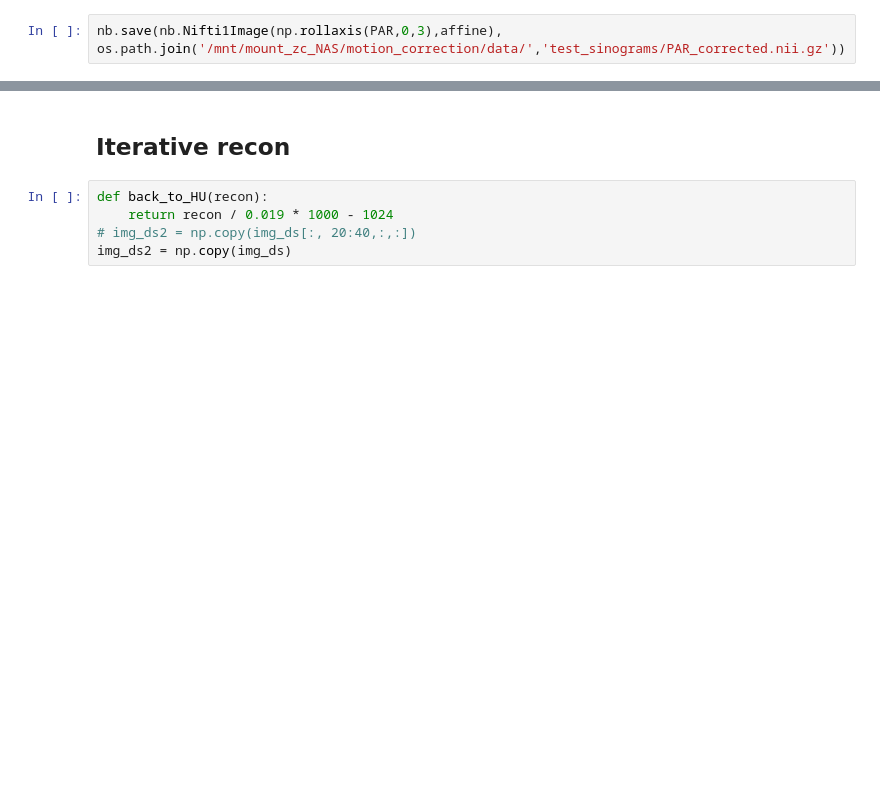
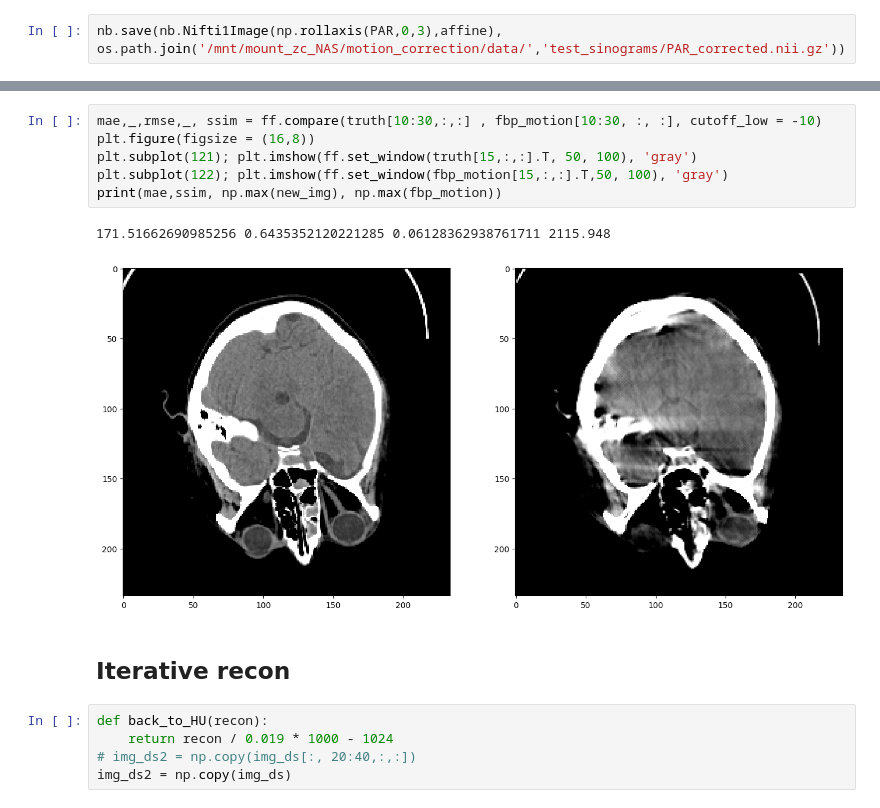
Before and after one commit to zhennongchen/CTProjector, a Jupyter notebook: example/ex_recon_gaussian_motion.ipynb, the cells around one changed output, grey strips where cells are left out. Saved outputs shown, nothing was run; the diff lists cells and outputs as text; blank space fills up the shorter version.

```diff
--- a/example/ex_recon_gaussian_motion.ipynb
+++ b/example/ex_recon_gaussian_motion.ipynb
@@ -200,3 +173,12 @@ nb.save(nb.Nifti1Image(np.rollaxis(PAR,0,3),affine), os.path.join('/mnt/mount_zc
+# %%
+mae,_,rmse,_, ssim = ff.compare(truth[10:30,:,:] , fbp_motion[10:30, :, :], cutoff_low = -10)
+plt.figure(figsize = (16,8))
+plt.subplot(121); plt.imshow(ff.set_window(truth[15,:,:].T, 50, 100), 'gray')
+plt.subplot(122); plt.imshow(ff.set_window(fbp_motion[15,:,:].T,50, 100), 'gray')
+print(mae,ssim, np.max(new_img), np.max(fbp_motion))
+# %% [output]
+171.51662690985256 0.6435352120221285 0.06128362938761711 2115.948
+[figure, added]
 # %% [markdown]
 ## Iterative recon
 # %%
```
Also changed, not shown: parts of 5 cells of this notebook, 1 other file.
